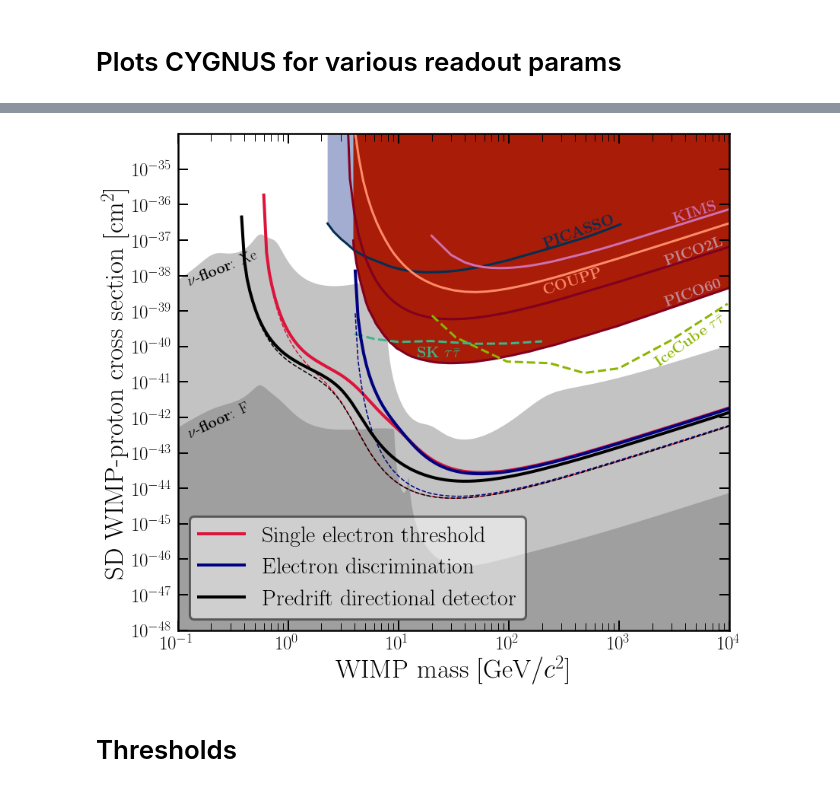
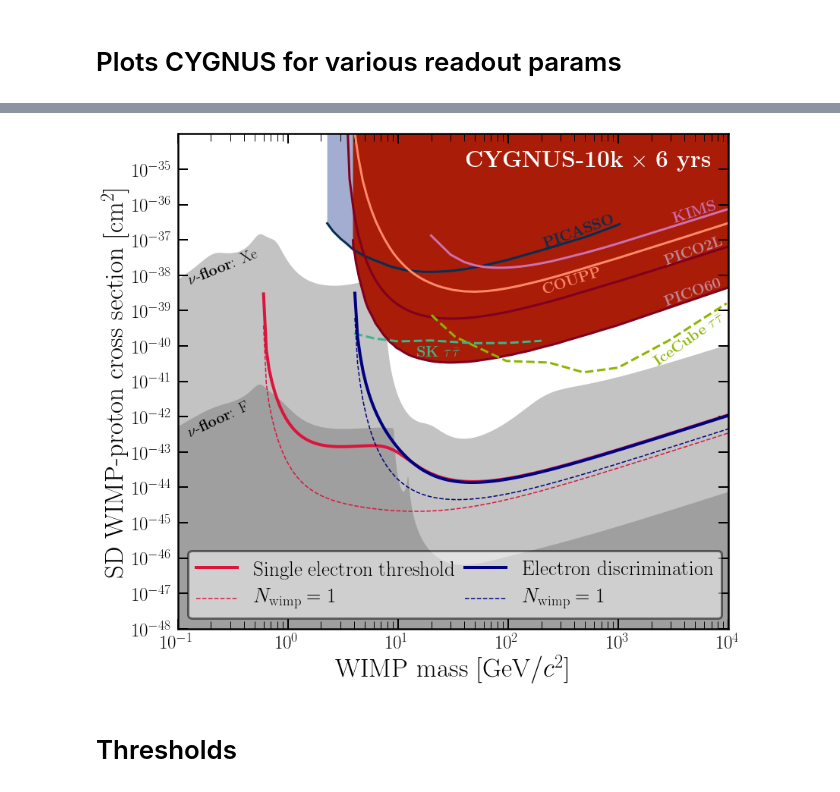
Before and after one commit to cajohare/CYGNUS, a Jupyter notebook: python/Plot_FullLimits-Meeting.ipynb, the cells around one changed output, grey strips where cells are left out. Drawn from its saved outputs; the diff is of its cells as text; code cells hidden in the pictures.

```diff
--- a/python/Plot_FullLimits-Meeting.ipynb
+++ b/python/Plot_FullLimits-Meeting.ipynb
@@ -223,48 +253,91 @@ sig1[sig1==1.0] = nan
 sig1 = sig1/C_F
 Nw = CYGNUS10k[3,:]/C_F
 plt.plot(CYGNUS10k[0,:],sig1,color=col0,linewidth=4,label='Single electron threshold')
-plt.plot(CYGNUS10k[0,:],Nw,'--',color=col0,linewidth=1.5)
+plt.plot(CYGNUS10k[0,:],Nw,'--',color=col0,linewidth=1.5,label=r'$N_{\rm wimp} = 1$')
 
-CYGNUS10k = loadtxt("../data/CYGNUS10k-edisc.txt")
-CYGNUS10k[CYGNUS10k==0.0] = 1.0
-sig1 = CYGNUS10k[1,:]
-sig1[sig1==1.0] = nan
-sig1 = sig1/C_F
-Nw = CYGNUS10k[3,:]/C_F
-plt.plot(CYGNUS10k[0,:],sig1,color=col1,linewidth=4,label='Electron discrimination')
-plt.plot(CYGNUS10k[0,:],Nw,'--',color=col1,linewidth=1.5)
+# CYGNUS10k = loadtxt("../data/CYGNUS10k-edisc.txt")
+# CYGNUS10k[CYGNUS10k==0.0] = 1.0
+# sig1 = CYGNUS10k[1,:]
+# sig1[sig1==1.0] = nan
+# sig1 = sig1/C_F
+# Nw = CYGNUS10k[3,:]/C_F
+# plt.plot(CYGNUS10k[0,:],sig1,color=col1,linewidth=4,label='Electron discrimination')
+# plt.plot(CYGNUS10k[0,:],Nw,'--',color=col1,linewidth=1.5)
 
 CYGNUS10k = loadtxt("../data/CYGNUS10k-predrift.txt")
 CYGNUS10k[CYGNUS10k==0.0] = 1.0
 sig1 = CYGNUS10k[1,:]
 sig1[sig1==1.0] = nan
 sig1 = sig1/C_F
 Nw = CYGNUS10k[3,:]/C_F
-plt.plot(CYGNUS10k[0,:],sig1,color=col2,linewidth=4,label='Predrift directional detector')
-plt.plot(CYGNUS10k[0,:],Nw,'--',color=col2,linewidth=1.5)
+plt.plot(CYGNUS10k[0,:],sig1,color=col1,linewidth=4,label='Electron discrimination')
+plt.plot(CYGNUS10k[0,:],Nw,'--',color=col1,linewidth=1.5,label=r'$N_{\rm wimp} = 1$')
+
+#leg1 = ax.legend(fontsize=25,frameon=True,loc="lower left",framealpha=0.5,ncol=2,columnspacing=0.5)
+
+
+
+######
+
+
+# CYGNUS10k = loadtxt("../data/CYGNUS10k-1e.txt")
+# CYGNUS10k[CYGNUS10k==0.0] = 1.0
+# sig1 = CYGNUS10k[1,:]
+# sig1[sig1==1.0] = nan
+# sig1 = sig1/C_F
+# Nw = CYGNUS10k[3,:]/C_F
+# plt.plot(CYGNUS10k[0,:],Nw,'-',color=col0,linewidth=4,label='Single electron (background free)')
+
+
+# CYGNUS10k = loadtxt("../data/CYGNUS10k-edisc.txt")
+# CYGNUS10k[CYGNUS10k==0.0] = 1.0
+# sig1 = CYGNUS10k[1,:]
+# sig1[sig1==1.0] = nan
+# sig1 = sig1/C_F
+# Nw = CYGNUS10k[3,:]/C_F
+# plt.plot(CYGNUS10k[0,:],Nw,color='green',linewidth=4,label='Electron discrimination (background free)')
+
+
+# CYGNUS10k = loadtxt("../data/CYGNUS10k-predrift.txt")
+# CYGNUS10k[CYGNUS10k==0.0] = 1.0
+# sig1 = CYGNUS10k[1,:]
+# sig1[sig1==1.0] = nan
+# sig1 = sig1/C_F
+# Nw = CYGNUS10k[3,:]/C_F
+# plt.plot(CYGNUS10k[0,:],sig1,color=col1,linewidth=4,label='Predrift directional (neutrino background)')
+
+
+
+
+
+
+
 
 # Labels
 plt.legend(loc="lower left",fontsize=23,frameon=False)
 plt.xlabel(r"WIMP mass [GeV$/c^2$]",fontsize=35)
 plt.ylabel(r"SD WIMP-proton cross section [cm$^2$]",fontsize=35)
 
-leg1 = ax.legend(fontsize=30,frameon=True,loc="lower left",framealpha=0.5)
+leg1 = ax.legend(fontsize=27,frameon=True,loc="lower left",framealpha=0.5,ncol=2,columnspacing=0.5)
 leg1.get_frame().set_linewidth(3)
 leg1.get_frame().set_edgecolor("k")
+
+plt.gcf().text(0.53,0.83,r'{\bf CYGNUS-10k} $\times$ {\bf 6 yrs}',fontsize=30,color='w')
+
 
 # Style
 plt.yscale('log')
 plt.xscale('log')
 ax.set_xlim(left=xmin, right=xmax)
 ax.set_ylim(bottom=ymin, top=ymax)
 plt.xticks(fontsize=25)
 plt.yticks(10.0**arange(log10(ymin),log10(ymax),1),fontsize=25)
 ax.tick_params(which='major',direction='in',width=2,length=13,right=True,top=True,pad=7)
 ax.tick_params(which='minor',direction='in',width=1,length=10,right=True,top=True)
 plt.show()
 fig.savefig('../plots/CYGNUS10k_SDvsMass.pdf',bbox_inches='tight')
 # %% [output]
-[figure, old version]
+[figure, new version]
 # %% [markdown]
 # Thresholds
 # %%
```
Also changed, not shown: parts of 4 cells of this notebook, 21 other files.
